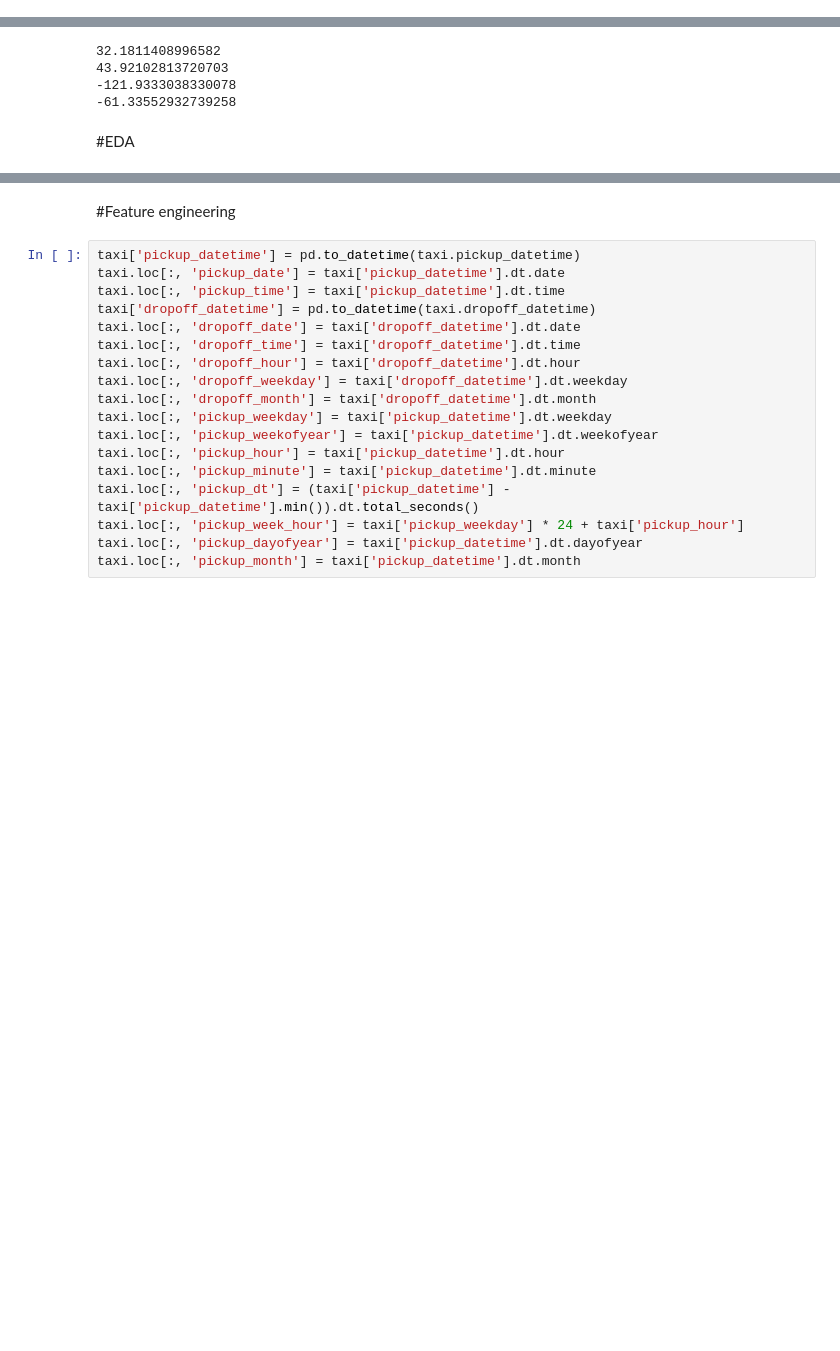
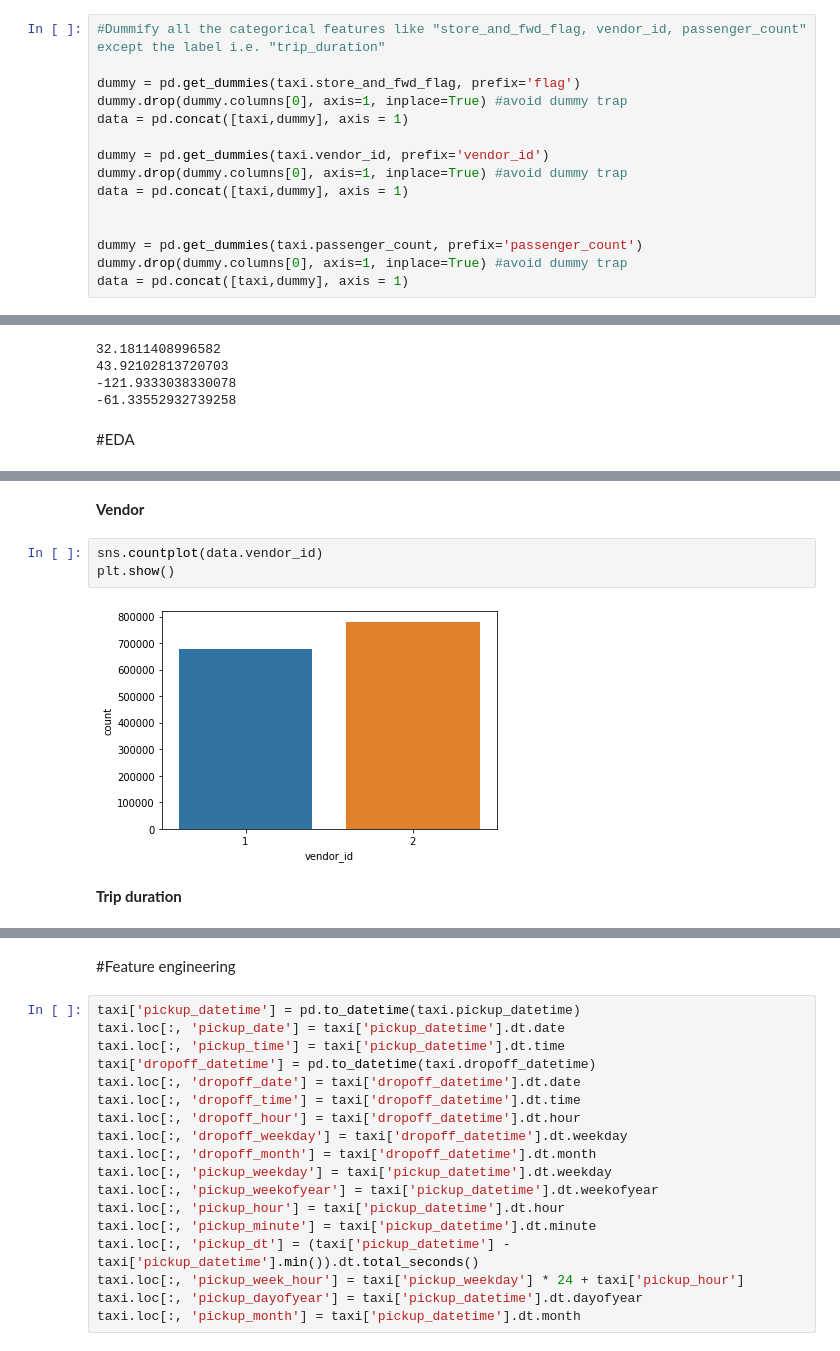
Before and after one commit to Samikshab99/NYC-Taxi-Duration-Prediction, a Jupyter notebook: Copy_of_NYC_Taxi_Trip_Time_Prediction_Capstone_Project.ipynb, the cells around one changed output, grey strips where cells are left out. Cells and saved outputs as stored; diff of their text form; blank space fills up the shorter version.

```diff
--- a/Copy_of_NYC_Taxi_Trip_Time_Prediction_Capstone_Project.ipynb
+++ b/Copy_of_NYC_Taxi_Trip_Time_Prediction_Capstone_Project.ipynb
@@ -95,0 +145,15 @@ taxi.describe()
+# %%
+#Dummify all the categorical features like "store_and_fwd_flag, vendor_id, passenger_count" except the label i.e. "trip_duration"
+
+dummy = pd.get_dummies(taxi.store_and_fwd_flag, prefix='flag')
+dummy.drop(dummy.columns[0], axis=1, inplace=True) #avoid dummy trap
+data = pd.concat([taxi,dummy], axis = 1)
+
+dummy = pd.get_dummies(taxi.vendor_id, prefix='vendor_id')
+dummy.drop(dummy.columns[0], axis=1, inplace=True) #avoid dummy trap
+data = pd.concat([taxi,dummy], axis = 1)
+
+
+dummy = pd.get_dummies(taxi.passenger_count, prefix='passenger_count')
+dummy.drop(dummy.columns[0], axis=1, inplace=True) #avoid dummy trap
+data = pd.concat([taxi,dummy], axis = 1)
@@ -128,0 +228,9 @@ print(max(taxi['dropoff_longitude']))
+# %% [markdown]
+**Vendor**
+# %%
+sns.countplot(data.vendor_id)
+plt.show()
+# %% [output]
+[figure, added]
+# %% [markdown]
+**Trip duration**
```
Also changed, not shown: parts of 37 cells of this notebook.
